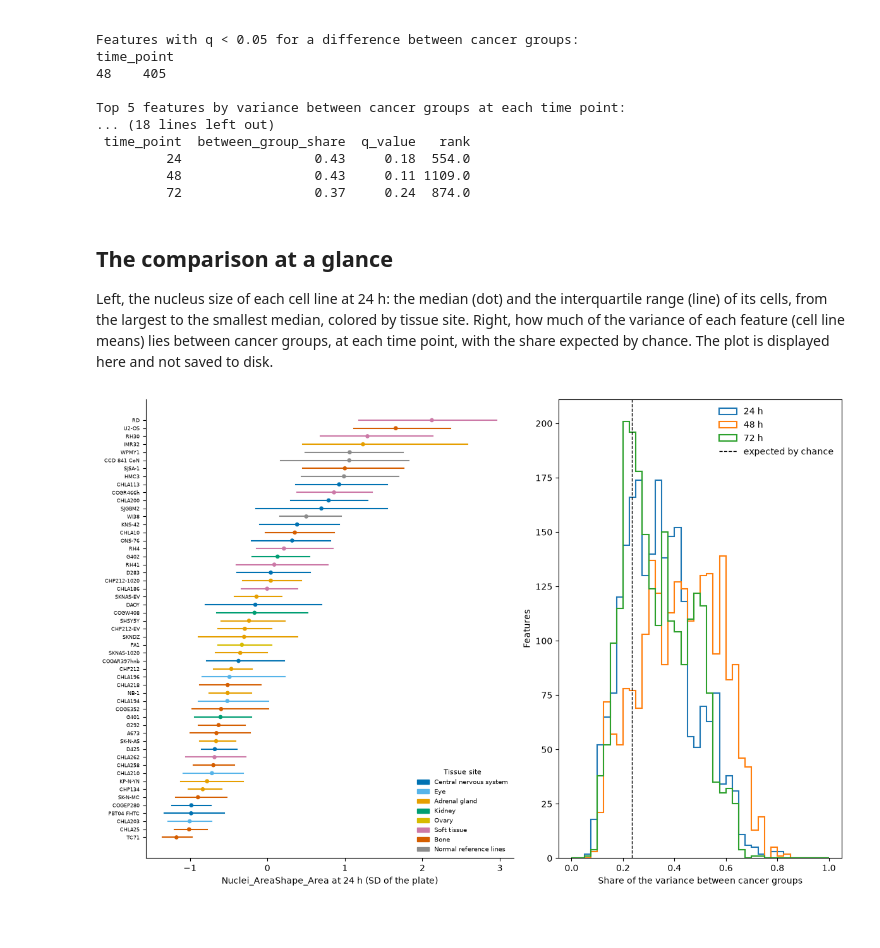
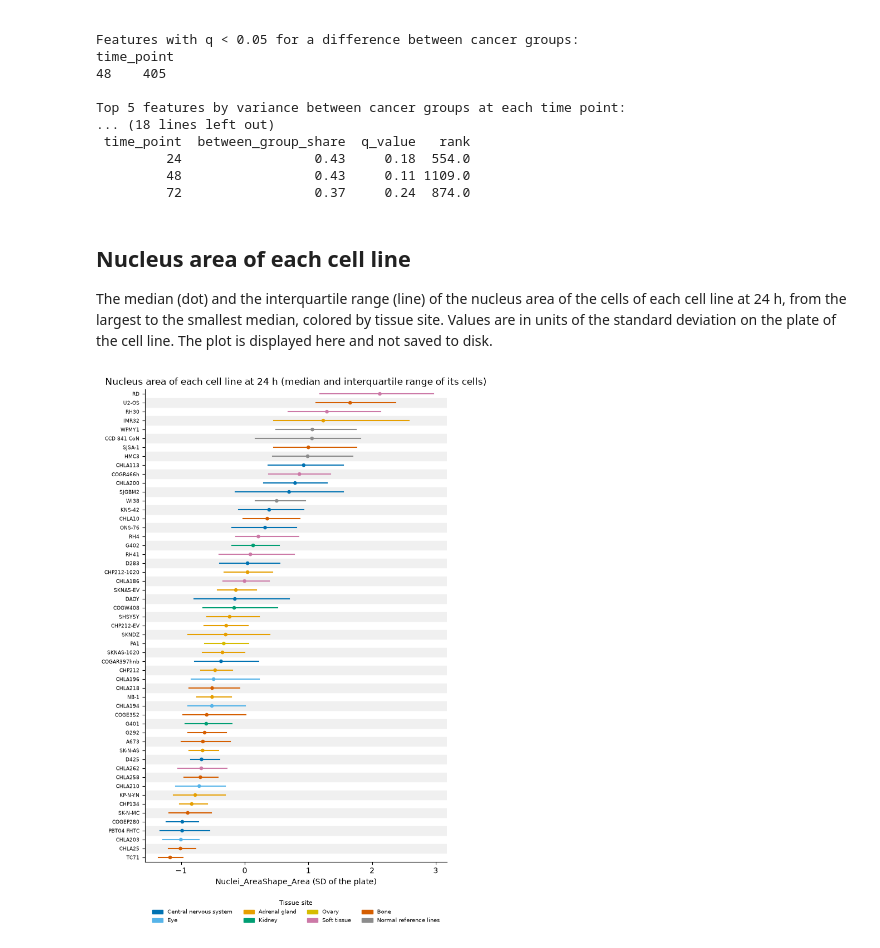
Before and after one commit to WayScience/pccma, a Jupyter notebook: 6.profile_analysis/4.feature_comparison.ipynb, the cells around one changed output. Cells and saved outputs as stored; diff of their text form; code cells hidden in the pictures; blank space fills up the shorter version.

Commit message:
Nest feature-comparison results with descriptive names and reduce the chart to nucleus area
Co-Authored-By: Claude Sonnet 5.5 <noreply@anthropic.com>

```diff
--- a/6.profile_analysis/4.feature_comparison.ipynb
+++ b/6.profile_analysis/4.feature_comparison.ipynb
@@ -212,48 +216,43 @@ Top 5 features by variance between cancer groups at each time point:
          48                 0.43     0.11 1109.0
          72                 0.37     0.24  874.0
 # %% [markdown]
-## The comparison at a glance
+## Nucleus area of each cell line
 
-Left, the nucleus size of each cell line at 24 h: the median (dot) and the interquartile range (line) of its cells, from the largest to the smallest median, colored by tissue site.
-Right, how much of the variance of each feature (cell line means) lies between cancer groups, at each time point, with the share expected by chance.
+The median (dot) and the interquartile range (line) of the nucleus area of the cells of each cell line at 24 h, from the largest to the smallest median, colored by tissue site.
+Values are in units of the standard deviation on the plate of the cell line.
 The plot is displayed here and not saved to disk.
 # %%
 # tissue site colors, the same as `site_colors` in themes.R (in the order of the body, head to toe)
 site_colors = {
     "Central nervous system": "#0072B2",
     "Eye": "#56B4E9",
     "Adrenal gland": "#E69F00",
     "Kidney": "#009E73",
     "Ovary": "#D6BC00",
     "Soft tissue": "#CC79A7",
     "Bone": "#D55E00",
     "Normal reference lines": "#8C8C8C",
 }
 
-fig, (size_ax, share_ax) = plt.subplots(1, 2, figsize=(12, 8), gridspec_kw={"width_ratios": [1.3, 1]})
-
 per_line = (
     size_df[size_df["time_point"] == 24].groupby(["cell_line", "tissue_site"], as_index=False)[["q25", "q50", "q75"]].median()
     .sort_values("q50", ascending=False).reset_index(drop=True)
 )
+
+fig, ax = plt.subplots(figsize=(7, 0.17 * len(per_line) + 2))
+for row in per_line.index[1::2]:  # shade every other row to follow a cell line across to its value
+    ax.axhspan(row - 0.5, row + 0.5, color="#F0F0F0", zorder=0)
 for row in per_line.itertuples():
-    size_ax.plot([row.q25, row.q75], [row.Index, row.Index], color=site_colors[row.tissue_site], lw=1.5)
-size_ax.scatter(per_line["q50"], per_line.index, c=per_line["tissue_site"].map(site_colors), s=14, zorder=3)
-size_ax.set_yticks(per_line.index, per_line["cell_line"], fontsize=6)
-size_ax.invert_yaxis()
-size_ax.set_xlabel(f"{size_feature} at 24 h (SD of the plate)")
-size_ax.spines[["top", "right"]].set_visible(False)
-size_ax.legend(
+    ax.plot([row.q25, row.q75], [row.Index, row.Index], color=site_colors[row.tissue_site], lw=1.5)
+ax.scatter(per_line["q50"], per_line.index, c=per_line["tissue_site"].map(site_colors), s=14, zorder=3)
+ax.set_yticks(per_line.index, per_line["cell_line"], fontsize=6.5)
+ax.set_ylim(len(per_line) - 0.5, -0.5)  # largest median on top
+ax.set(title="Nucleus area of each cell line at 24 h (median and interquartile range of its cells)", xlabel="Nuclei_AreaShape_Area (SD of the plate)")
+ax.spines[["top", "right"]].set_visible(False)
+ax.legend(
     handles=[Patch(color=color, label=site) for site, color in site_colors.items() if site in set(per_line["tissue_site"])],
-    title="Tissue site", fontsize=7, title_fontsize=8, frameon=False, loc="lower right",
+    title="Tissue site", ncol=4, fontsize=7, title_fontsize=8, frameon=False, loc="upper center", bbox_to_anchor=(0.5, -0.07),
 )
-
-for time_point, rows in variation_df.groupby("time_point"):
-    share_ax.hist(rows["between_group_share"], bins=np.linspace(0, 1, 41), histtype="step", lw=1.5, label=f"{time_point} h")
-share_ax.axvline(variation_df["between_group_null"].median(), color="black", ls="--", lw=1, label="expected by chance")
-share_ax.set(xlabel="Share of the variance between cancer groups", ylabel="Features")
-share_ax.legend(frameon=False)
-fig.tight_layout()
 plt.show()
 # %% [output]
-[figure, old version]
+[figure, new version]
```
Also changed, not shown: parts of 5 cells of this notebook, 3 other files.
